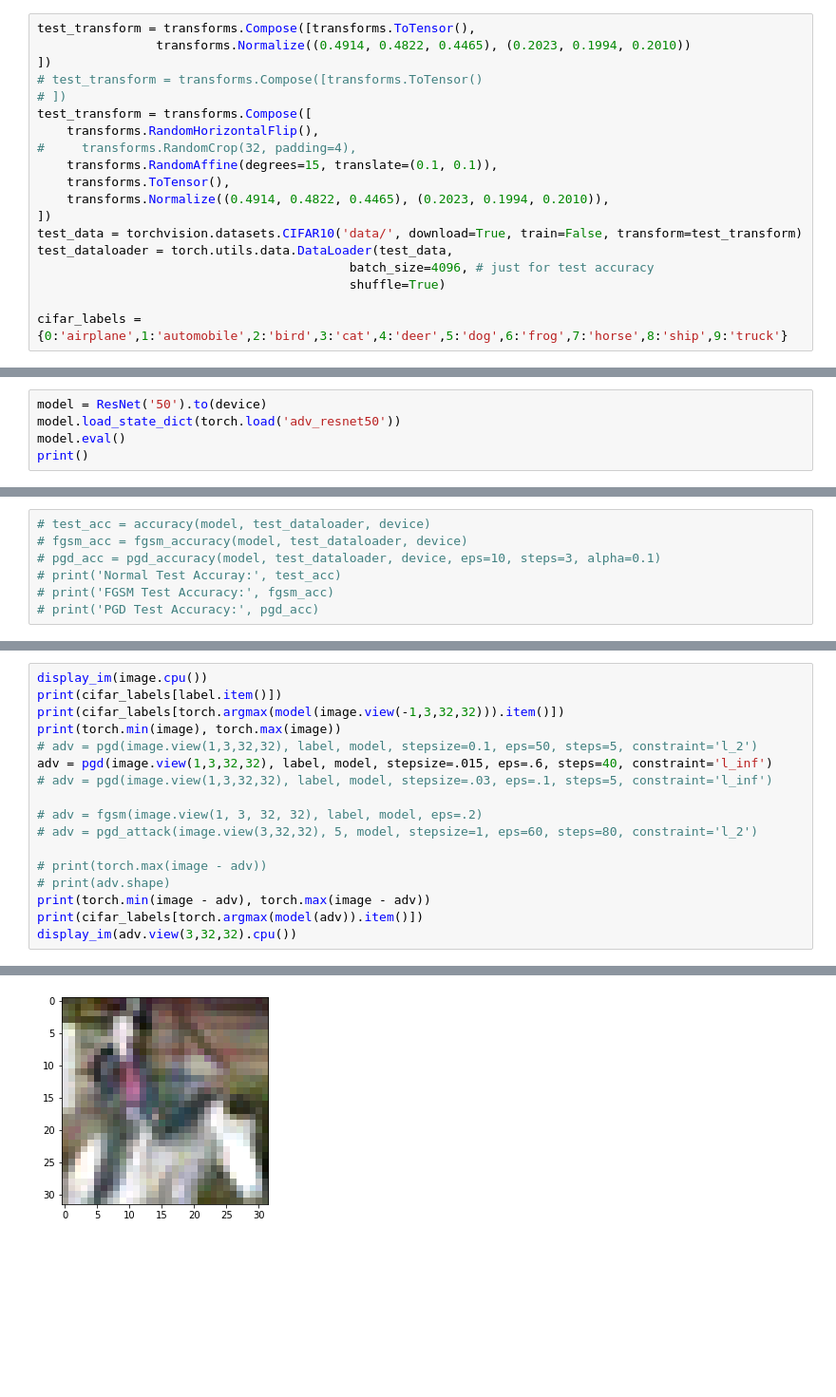
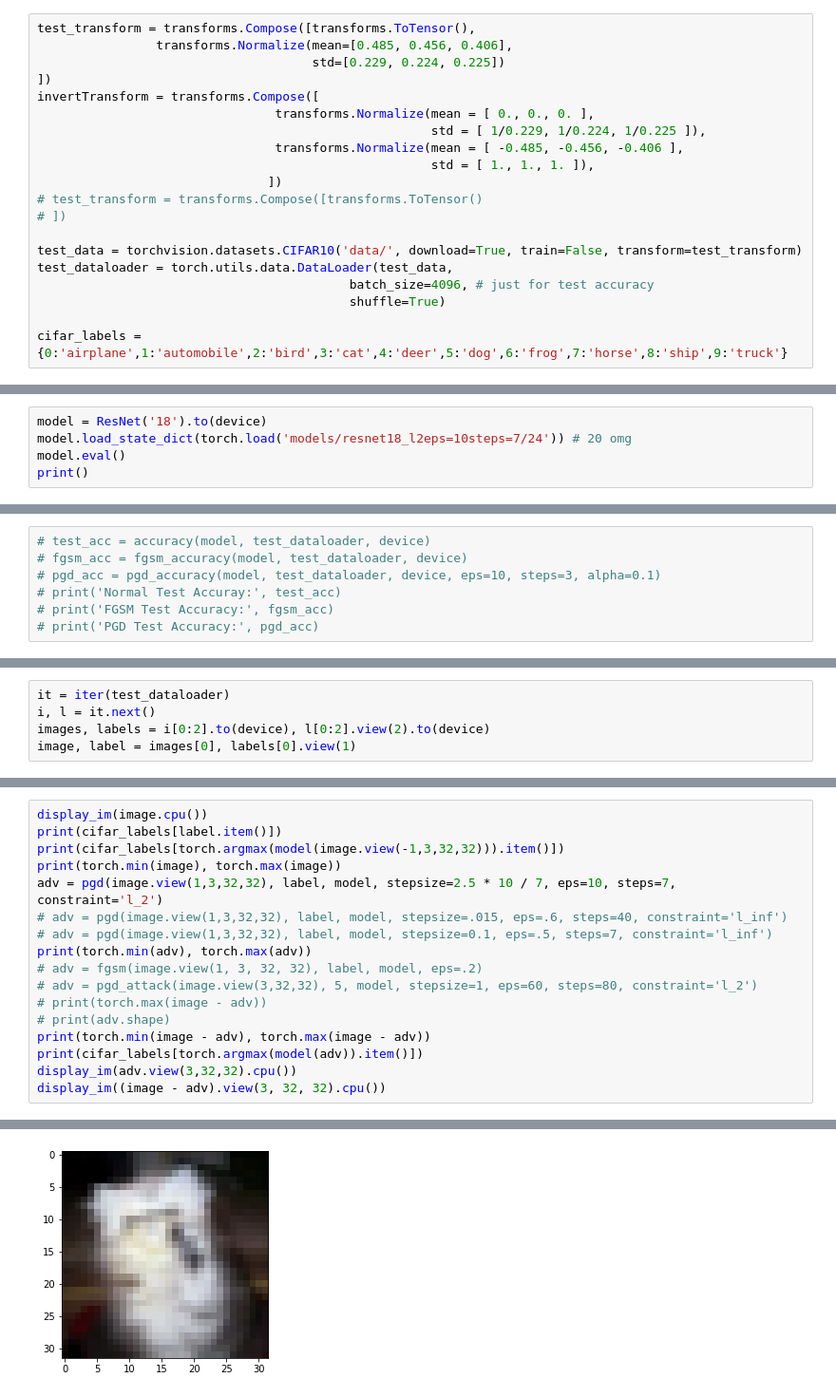
Before and after one commit to Blimeo/nmep-proj, a Jupyter notebook: main.ipynb, the cells around one changed output, grey strips where cells are left out. Shown at 95% size. Saved outputs shown, nothing was run; the diff lists cells and outputs as text; blank space fills up the shorter version.

```diff
--- a/main.ipynb
+++ b/main.ipynb
@@ -10,17 +10,18 @@ print(device)
 cuda:0
 # %%
 test_transform = transforms.Compose([transforms.ToTensor(),
-                transforms.Normalize((0.4914, 0.4822, 0.4465), (0.2023, 0.1994, 0.2010))
+                transforms.Normalize(mean=[0.485, 0.456, 0.406],
+                                     std=[0.229, 0.224, 0.225])
 ])
+invertTransform = transforms.Compose([
+                                transforms.Normalize(mean = [ 0., 0., 0. ],
+                                                     std = [ 1/0.229, 1/0.224, 1/0.225 ]),
+                                transforms.Normalize(mean = [ -0.485, -0.456, -0.406 ],
+                                                     std = [ 1., 1., 1. ]),
+                               ])
 # test_transform = transforms.Compose([transforms.ToTensor()
 # ])
-test_transform = transforms.Compose([
-    transforms.RandomHorizontalFlip(),
-#     transforms.RandomCrop(32, padding=4),
-    transforms.RandomAffine(degrees=15, translate=(0.1, 0.1)),
-    transforms.ToTensor(),
-    transforms.Normalize((0.4914, 0.4822, 0.4465), (0.2023, 0.1994, 0.2010)),
-])
+
 test_data = torchvision.datasets.CIFAR10('data/', download=True, train=False, transform=test_transform)
 test_dataloader = torch.utils.data.DataLoader(test_data,
                                           batch_size=4096, # just for test accuracy
@@ -30,8 +31,8 @@ cifar_labels = {0:'airplane',1:'automobile',2:'bird',3:'cat',4:'deer',5:'dog',6:
 # %% [output]
 Files already downloaded and verified
 # %%
-model = ResNet('50').to(device)
-model.load_state_dict(torch.load('adv_resnet50'))
+model = ResNet('18').to(device)
+model.load_state_dict(torch.load('models/resnet18_l2eps=10steps=7/24')) # 20 omg
 model.eval()
 print()
 # %% [output]
@@ -53,0 +47,5 @@ Clipping input data to the valid range for imshow with RGB data ([0..1] for floa
+# %%
+it = iter(test_dataloader)
+i, l = it.next()
+images, labels = i[0:2].to(device), l[0:2].view(2).to(device)
+image, label = images[0], labels[0].view(1)
@@ -56,16 +71,16 @@ display_im(image.cpu())
 print(cifar_labels[label.item()])
 print(cifar_labels[torch.argmax(model(image.view(-1,3,32,32))).item()])
 print(torch.min(image), torch.max(image))
-# adv = pgd(image.view(1,3,32,32), label, model, stepsize=0.1, eps=50, steps=5, constraint='l_2')
-adv = pgd(image.view(1,3,32,32), label, model, stepsize=.015, eps=.6, steps=40, constraint='l_inf')
-# adv = pgd(image.view(1,3,32,32), label, model, stepsize=.03, eps=.1, steps=5, constraint='l_inf')
-
+adv = pgd(image.view(1,3,32,32), label, model, stepsize=2.5 * 10 / 7, eps=10, steps=7, constraint='l_2')
+# adv = pgd(image.view(1,3,32,32), label, model, stepsize=.015, eps=.6, steps=40, constraint='l_inf')
+# adv = pgd(image.view(1,3,32,32), label, model, stepsize=0.1, eps=.5, steps=7, constraint='l_inf')
+print(torch.min(adv), torch.max(adv))
 # adv = fgsm(image.view(1, 3, 32, 32), label, model, eps=.2)
 # adv = pgd_attack(image.view(3,32,32), 5, model, stepsize=1, eps=60, steps=80, constraint='l_2')
-
 # print(torch.max(image - adv))
 # print(adv.shape)
 print(torch.min(image - adv), torch.max(image - adv))
 print(cifar_labels[torch.argmax(model(adv)).item()])
 display_im(adv.view(3,32,32).cpu())
+display_im((image - adv).view(3, 32, 32).cpu())
 # %% [output]
@@ -79 +95 @@ dog
-[figure, old version]
+[figure, new version]
```
Also changed, not shown: parts of 4 cells of this notebook, 26 other files.
